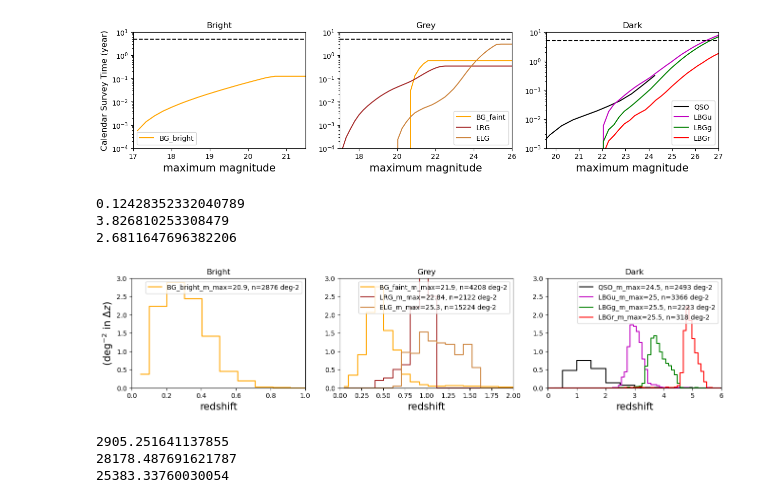
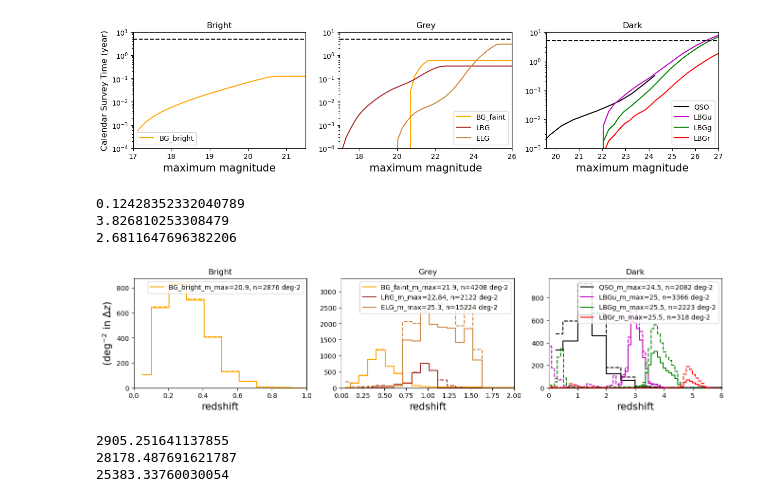
Before and after one commit to WST-Cosmology/WP221_Target_selection, a Jupyter notebook: survey_design/total_survey_time.ipynb, the cells around one changed output. Drawn from its saved outputs; the diff is of its cells as text; code cells hidden in the pictures.

```diff
--- a/survey_design/total_survey_time.ipynb
+++ b/survey_design/total_survey_time.ipynb
@@ -194,36 +194,41 @@ for i, config in enumerate([config_bright_update, config_grey_update, config_dar
     for j, tracer in enumerate(config['tracers']):
         index = np.argmin(abs(config[tracer + '_' + 'mag_centers'] - mag_max[i][j]))
         time += config[tracer + '_' + 'calendar_time'][index]
         n = config[tracer + '_' + 'spec_density'][index]
 
         z, x = config[tracer + '_' + 'redshift_centers'], config[tracer + '_' + 'spec_redshift_density'][index]
-        x = x/np.trapz(x,z)
+        x = x
         plt.step(z ,x,
                  f'-',  color = config['color'][j], where='mid', label = tracer + f'_m_max={mag_max[i][j]}, n={n:.0f} deg-2')
+
+        z, x = config[tracer + '_' + 'redshift_centers'], config[tracer + '_' + 'target_redshift_density'][index]
+        x = x
+        plt.step(z ,x,
+                 f'--',  color = config['color'][j], where='mid',)
 
         x = x
        # plt.step(z ,x,
        #          f'--',  color = config['color'][j], where='mid')
     print(time)
     if i==0:
         plt.xlim(0,1)
         plt.ylabel(r'(deg$^{-2}$ in $\Delta z$)', fontsize=15)
 
 
     plt.legend()
     if i==1: plt.xlim(0, 2)
     if i==2: plt.xlim(0, 6)
-    plt.ylim(0, 3)
+    #plt.ylim(0, 3)
     plt.ylim(0)
 
     plt.xlabel('redshift', fontsize=15)
 
 plt.savefig(f'../figures/total_redshift_density.png', dpi = 300, bbox_inches='tight' )
 # %% [output]
 0.12428352332040789
 3.826810253308479
 2.6811647696382206
-[figure, old version]
+[figure, new version]
 # %%
 p = np.arange(1, 5)
 T_of_p = p * 1000 * (18000/3)/(365.25 * 24 * 3600)
```
Also changed, not shown: parts of 2 cells of this notebook, 5 other files.
